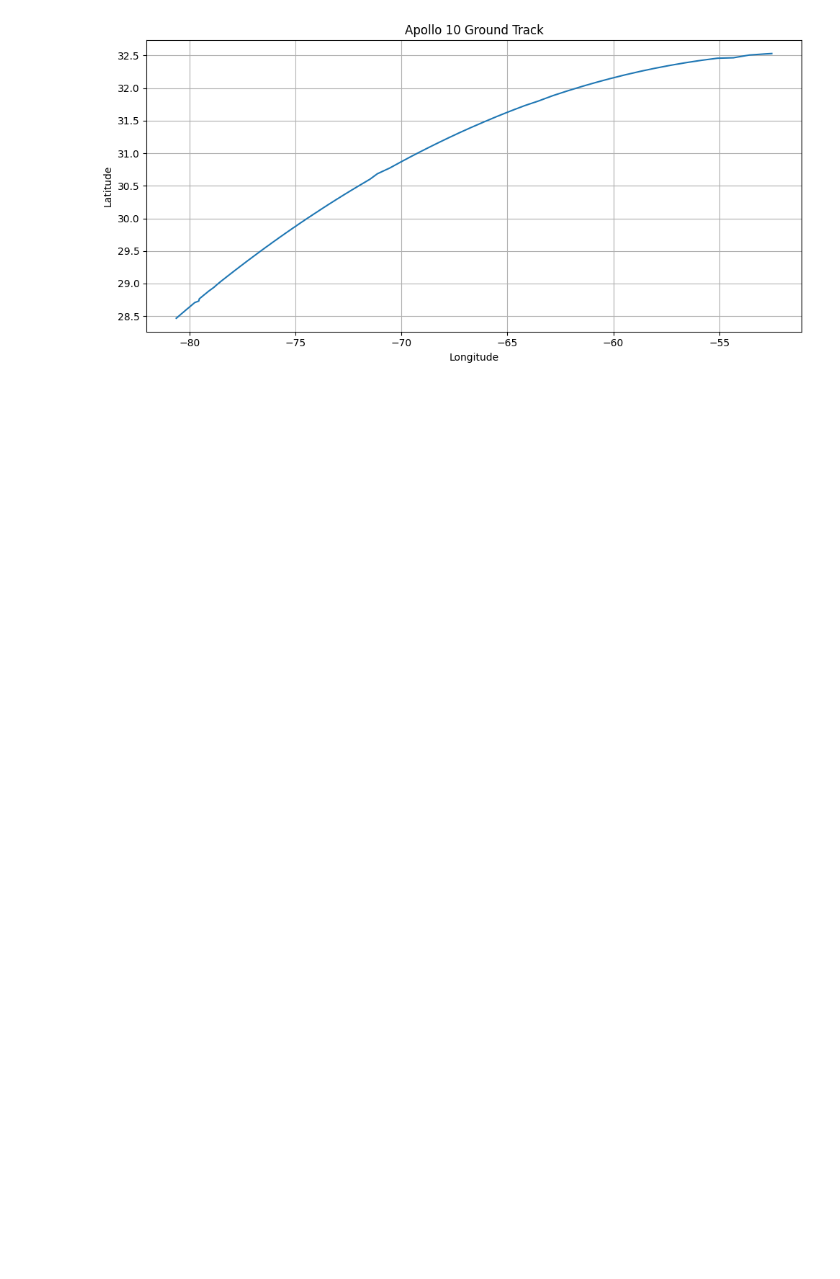
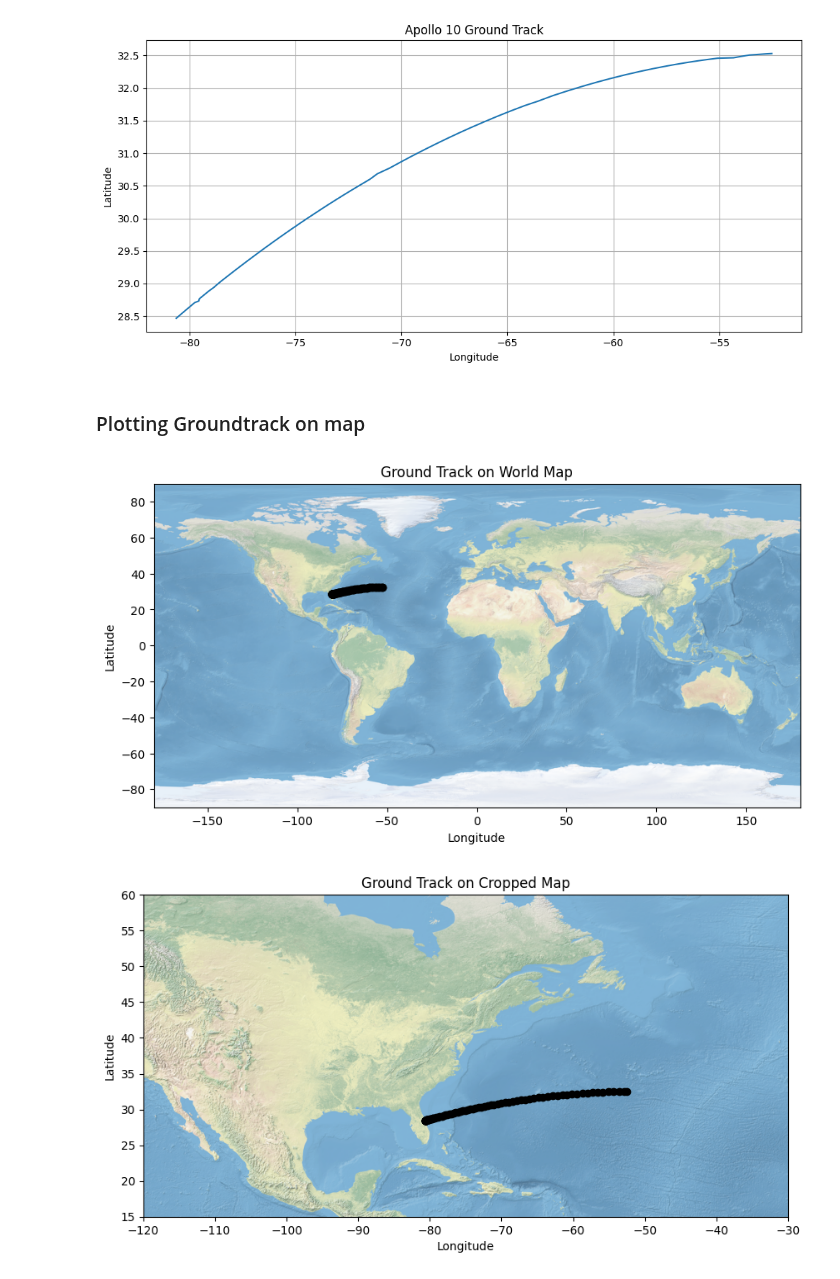
Before and after one commit to RachelOdunuga/SDL-Python-Assignment, a Jupyter notebook: exercise-4-apollo/Exercise 4.ipynb, the cells around one changed output. Cells and saved outputs as stored; diff of their text form; code cells hidden in the pictures; blank space fills up the shorter version.

Commit message:
Plotting Ground Track on Maps

```diff
--- a/exercise-4-apollo/Exercise 4.ipynb
+++ b/exercise-4-apollo/Exercise 4.ipynb
@@ -109,3 +115,27 @@ def groundtrack(data):
 groundtrack(datas)
 # %% [output]
 [figure]
+# %% [markdown]
+### Plotting Groundtrack on map
+# %%
+def groundtrack_map(data):
+    plt.figure(figsize=(10,5))
+    im1 = plt.imread(r'maps\NE1_50M_SR_W_1080.png')
+    plt.imshow(im1, extent = [-180, 180, -90, 90])
+    plt.scatter(data['LONG'], data['GC LAT'], color='black')
+    plt.xlabel("Longitude")
+    plt.ylabel('Latitude')
+    plt.title('Ground Track on World Map')
+
+    plt.figure(figsize=(10,8))
+    im2 = plt.imread(r'maps\NE1_50M_SR_W_CROPPED_1080.png')
+    plt.imshow(im2, extent = [-120, -30, 15, 60])
+    plt.scatter(data['LONG'], data['GC LAT'], color='black')
+    plt.xlabel("Longitude")
+    plt.ylabel('Latitude')
+    plt.title('Ground Track on Cropped Map')
+# %%
+groundtrack_map(datas)
+# %% [output]
+[figure, added]
+[figure, added]
```
Also changed, not shown: parts of 3 cells of this notebook.
